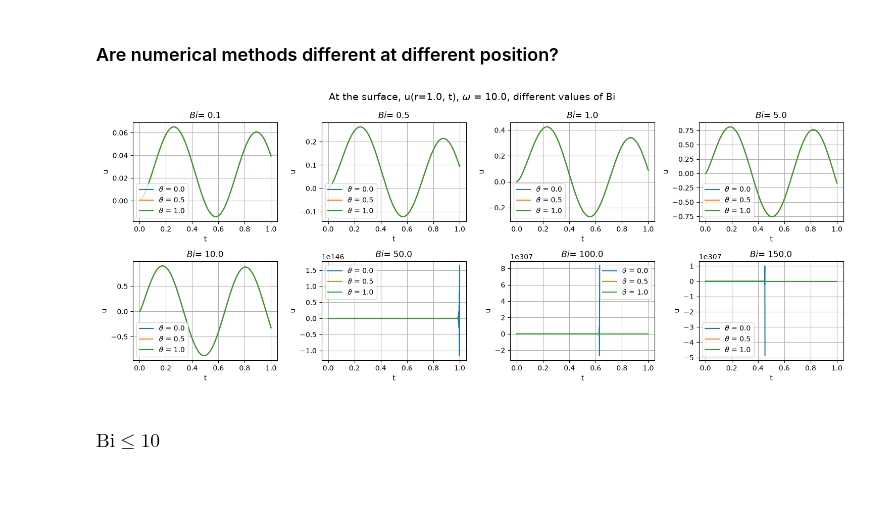
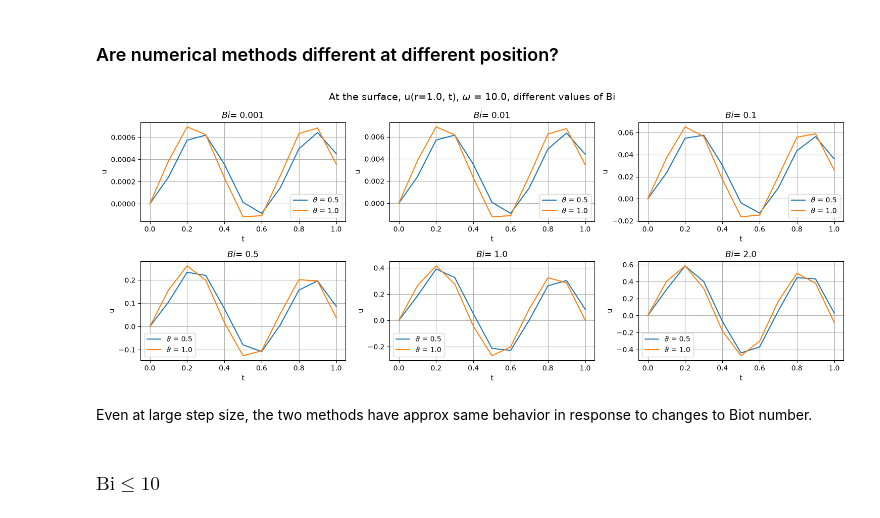
Before and after one commit to claramont/scicomp-code, a Jupyter notebook: Ex_1e.ipynb, the cells around one changed output. Drawn from its saved outputs; the diff is of its cells as text; code cells hidden in the pictures; blank space fills up the shorter version.

```diff
--- a/Ex_1e.ipynb
+++ b/Ex_1e.ipynb
@@ -33,10 +37,10 @@ N= 18
 # stability : dt <= dx^2
 Bi = 1.0
 omega = 10.0
-dt_values = [1e-5, 1e-4, 1e-3, 1e-2, 0.1]
+dt_values = [1e-6, 1e-5, 1e-4, 1e-3, 1e-2, 0.1]
 t_end = 1.0
 
-fig, axes = plt.subplots(1, 5, figsize=(15, 3), sharex=True)
+fig, axes = plt.subplots(2, 3, figsize=(15, 6), sharex=True)
 axes = axes.ravel()
 for theta in [0.0, 0.5, 1.0]:
     for k, dt in enumerate(dt_values):
@@ -168,20 +234,21 @@ plt.show()
 # %%
 N = 18
 Bi = 1.0
-dt = 0.001
+dt = 0.05
 t_end = 1.0
 
 n_timesteps = int(t_end / dt)
 
-omega_values = [0, 5, 10, 20, 30, 50]
+omega_values = [0, 20, 50, 100, 200, 300]
 theta_values = [0.0, 0.5, 1.0]
+stable_theta_values = [0.5, 1.0]
 r_dict = {0:0.0, 9:0.5, -1:1.0}
 
 for r_idx, r_value in r_dict.items():
     fig, axes = plt.subplots(2, 3, figsize=(15, 6))
     axes = axes.ravel()
 
-    for theta in theta_values:
+    for theta in stable_theta_values:
         for k, omega in enumerate(omega_values):
             solver = SphericalHeatCondSolver(N, dt, Bi, omega, theta= theta, t_end=t_end)
             times, r, U = solver.solve()
@@ -196,7 +263,7 @@ for r_idx, r_value in r_dict.items():
             ax.legend()
 
     fig.suptitle(
-        fr"At the origin, u(r={r_value}, t), Bi = {Bi}, different values of $\omega$",
+        fr"u(r={r_value}, t), Bi = {Bi}, different values of $\omega$",
         fontsize=14
     )
 
@@ -252,41 +288,43 @@ higher values of $\omega$ are reflected in change of oscillating pattern in time
 # %%
 N = 18
 omega = 10.0
-dt = 0.001
+dt = 0.1
 t_end = 1.0
 
 n_timesteps = int(t_end / dt)
 
-Bi_values = [0.1, 0.5, 1.0, 5.0, 10.0, 50.0, 100.0, 150.0]
-theta_values = [0.0, 0.5, 1.0]
+Bi_values = [0.001, 0.01, 0.1, 0.5, 1.0, 2.0]
+theta_values = [0.5, 1.0]
 
 
-fig, axes = plt.subplots(2, 4, figsize=(15, 6))
+fig, axes = plt.subplots(2, 3, figsize=(15, 6))
 axes = axes.ravel()
 
 for theta in theta_values:
     for k, Bi in enumerate(Bi_values):
         solver = SphericalHeatCondSolver(N, dt, Bi, omega, theta= theta, t_end=t_end)
         times, r, U = solver.solve()
 
         ax = axes[k]
         ax.plot(times, U[:, -1], label= fr"$\vartheta$ = {theta}")
         ax.set_title(fr"$Bi$= {Bi}")
         #ax.set_title(f"$u(r,t)$")
         ax.set_xlabel("t")
         ax.set_ylabel("u")
         ax.grid(True)
         ax.legend()
 
 fig.suptitle(
     fr"At the surface, u(r=1.0, t), $\omega$ = {omega}, different values of Bi",
     fontsize=14
 )
 
 plt.tight_layout()
 plt.show()
 # %% [output]
-[figure, old version]
+[figure, new version]
+# %% [markdown]
+Even at large step size, the two methods have approx same behavior in response to changes to Biot number.
 # %% [markdown]
 ### $\text{Bi}\leq 10$
 # %%
```
Also changed, not shown: parts of 30 cells of this notebook.
